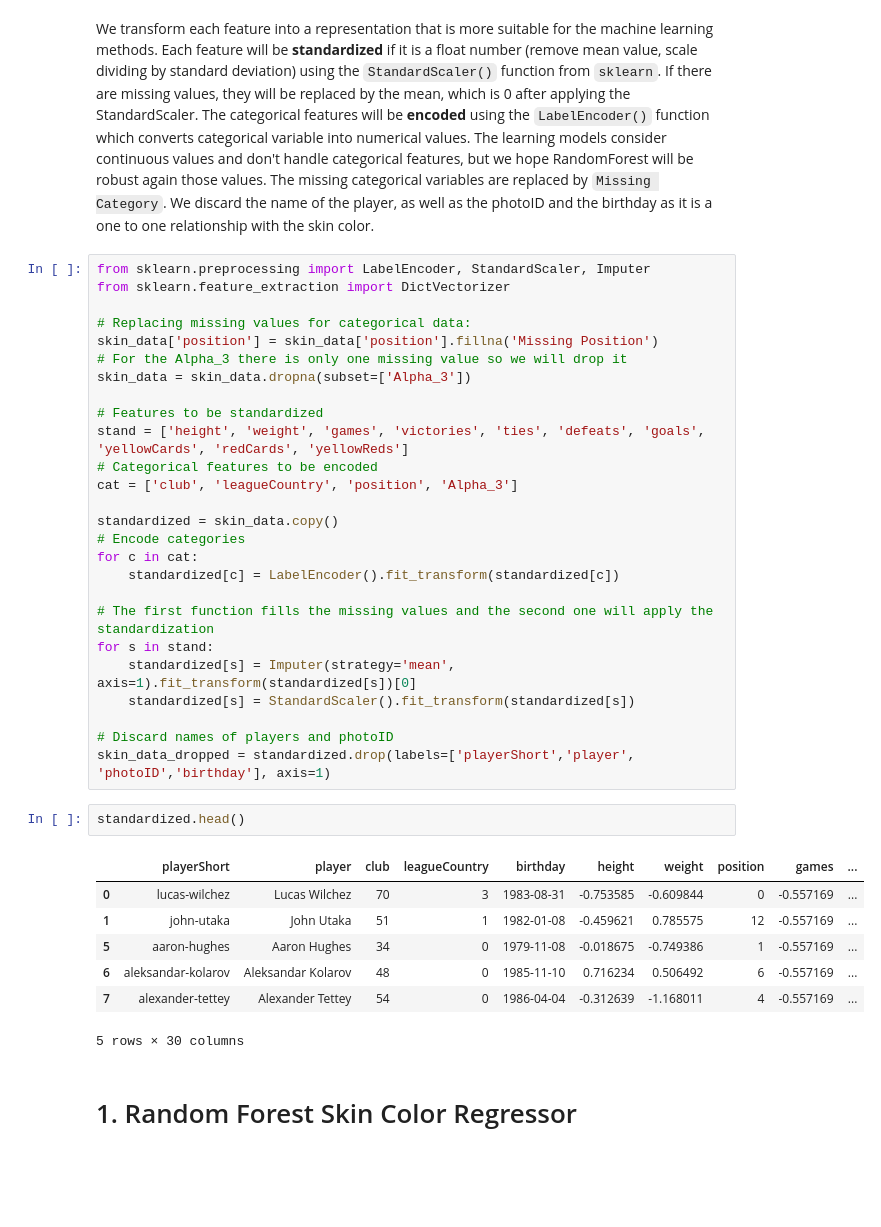
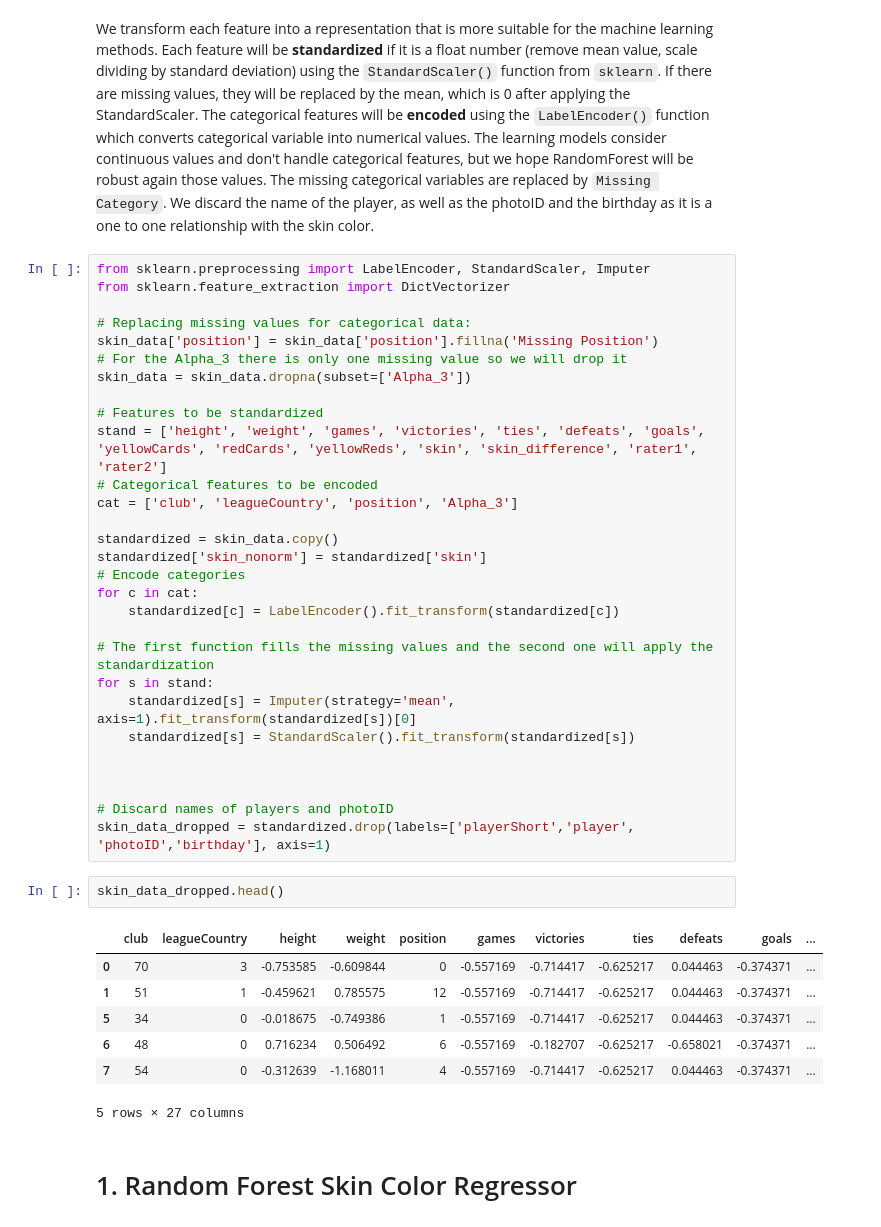
Before and after one commit to semplea/adaepfl-hw, a Jupyter notebook: 04 - Applied ML/nb.ipynb, the cells around one changed output. Drawn from its saved outputs; the diff is of its cells as text; blank space fills up the shorter version.

```diff
--- a/04 - Applied ML/nb.ipynb
+++ b/04 - Applied ML/nb.ipynb
@@ -203,11 +203,12 @@ skin_data['position'] = skin_data['position'].fillna('Missing Position')
 skin_data = skin_data.dropna(subset=['Alpha_3'])
 
 # Features to be standardized
-stand = ['height', 'weight', 'games', 'victories', 'ties', 'defeats', 'goals', 'yellowCards', 'redCards', 'yellowReds']
+stand = ['height', 'weight', 'games', 'victories', 'ties', 'defeats', 'goals', 'yellowCards', 'redCards', 'yellowReds', 'skin', 'skin_difference', 'rater1', 'rater2']
 # Categorical features to be encoded
 cat = ['club', 'leagueCountry', 'position', 'Alpha_3']
 
 standardized = skin_data.copy()
+standardized['skin_nonorm'] = standardized['skin']
 # Encode categories
 for c in cat:
     standardized[c] = LabelEncoder().fit_transform(standardized[c])
@@ -217,18 +218,20 @@ for s in stand:
     standardized[s] = Imputer(strategy='mean', axis=1).fit_transform(standardized[s])[0]
     standardized[s] = StandardScaler().fit_transform(standardized[s])
 
+
+
 # Discard names of players and photoID
 skin_data_dropped = standardized.drop(labels=['playerShort','player', 'photoID','birthday'], axis=1)
 # %%
-standardized.head()
+skin_data_dropped.head()
 # %% [output]
-|  | playerShort | player | club | leagueCountry | birthday | height | weight | position | games | ... |
-| 0 | lucas-wilchez | Lucas Wilchez | 70 | 3 | 1983-08-31 | -0.753585 | -0.609844 | 0 | -0.557169 | ... |
-| 1 | john-utaka | John Utaka | 51 | 1 | 1982-01-08 | -0.459621 | 0.785575 | 12 | -0.557169 | ... |
-| 5 | aaron-hughes | Aaron Hughes | 34 | 0 | 1979-11-08 | -0.018675 | -0.749386 | 1 | -0.557169 | ... |
-| 6 | aleksandar-kolarov | Aleksandar Kolarov | 48 | 0 | 1985-11-10 | 0.716234 | 0.506492 | 6 | -0.557169 | ... |
-| 7 | alexander-tettey | Alexander Tettey | 54 | 0 | 1986-04-04 | -0.312639 | -1.168011 | 4 | -0.557169 | ... |
+|  | club | leagueCountry | height | weight | position | games | victories | ties | defeats | goals | ... |
+| 0 | 70 | 3 | -0.753585 | -0.609844 | 0 | -0.557169 | -0.714417 | -0.625217 | 0.044463 | -0.374371 | ... |
+| 1 | 51 | 1 | -0.459621 | 0.785575 | 12 | -0.557169 | -0.714417 | -0.625217 | 0.044463 | -0.374371 | ... |
+| 5 | 34 | 0 | -0.018675 | -0.749386 | 1 | -0.557169 | -0.714417 | -0.625217 | 0.044463 | -0.374371 | ... |
+| 6 | 48 | 0 | 0.716234 | 0.506492 | 6 | -0.557169 | -0.182707 | -0.625217 | -0.658021 | -0.374371 | ... |
+| 7 | 54 | 0 | -0.312639 | -1.168011 | 4 | -0.557169 | -0.714417 | -0.625217 | 0.044463 | -0.374371 | ... |
-5 rows × 30 columns
+5 rows × 27 columns
 # %% [markdown]
 # 1. Random Forest Skin Color Regressor
 # %% [markdown]
```
Also changed, not shown: parts of 14 cells of this notebook.
